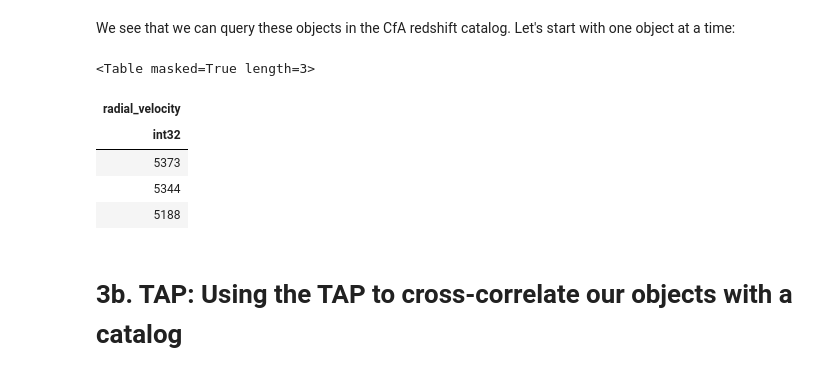
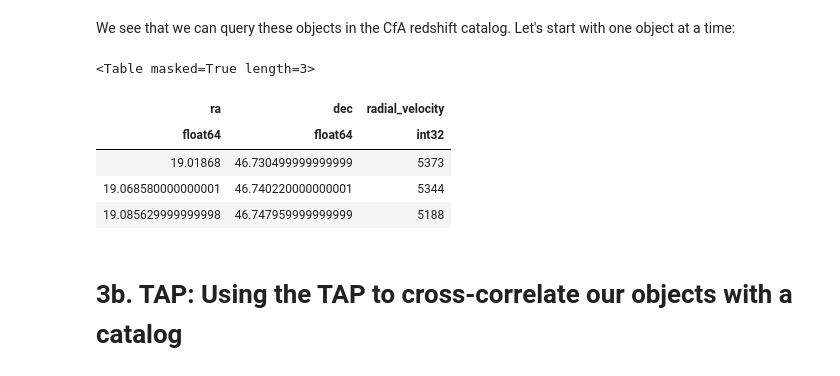
Before and after one commit to trjaffe/navo.old, a Jupyter notebook: heasarc_queries_v6.ipynb, the cells around one changed output. Drawn from its saved outputs; the diff is of its cells as text; code cells hidden in the pictures.

```diff
--- a/heasarc_queries_v6.ipynb
+++ b/heasarc_queries_v6.ipynb
@@ -341,25 +341,25 @@ We see that we can query these objects in the CfA redshift catalog.  Let's start
 # %%
 ##  Pick a radius in degrees to search around our input coordinates:
 radius=0.1
 tap_params = {
     "request":"doQuery",
     "lang":"ADQL",
     "query":
-    """SELECT Radial_Velocity FROM twomassrsc as cat where
+    """SELECT ra, dec, Radial_Velocity FROM twomassrsc as cat where
     contains(point('ICRS',cat.ra,cat.dec),circle('ICRS',{0},{1},{2}))=1
     """.format(aptable[0]['RA'],aptable[0]['DEC'],radius)
     }
 r = requests.get('https://heasarc.gsfc.nasa.gov/xamin/vo/tap/sync', params=tap_params)
 #r.content
 table=Table.read(io.BytesIO(r.content))
 table
 # %% [output]
 <Table masked=True length=3>
-| radial_velocity |
-| int32 |
-| 5373 |
-| 5344 |
-| 5188 |
+| ra | dec | radial_velocity |
+| float64 | float64 | int32 |
+| 19.01868 | 46.730499999999999 | 5373 |
+| 19.068580000000001 | 46.740220000000001 | 5344 |
+| 19.085629999999998 | 46.747959999999999 | 5188 |
 # %% [markdown]
 <a id="tap2"></a>
 # 3b. TAP:  Using the TAP to cross-correlate our objects with a catalog
```
Also changed, not shown: parts of 1 cell of this notebook.
